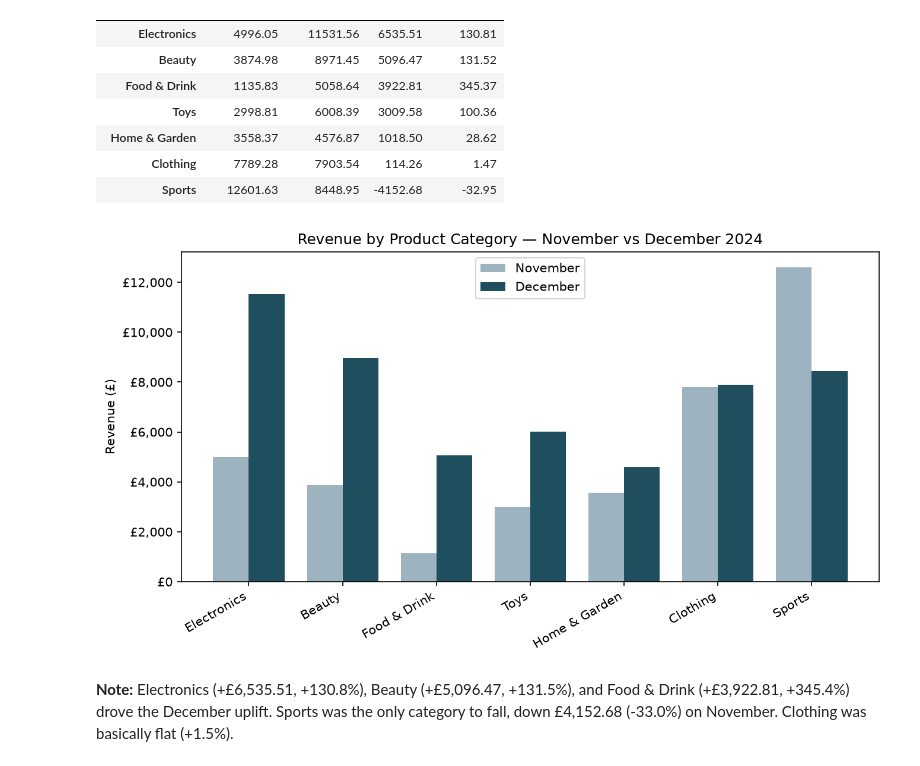
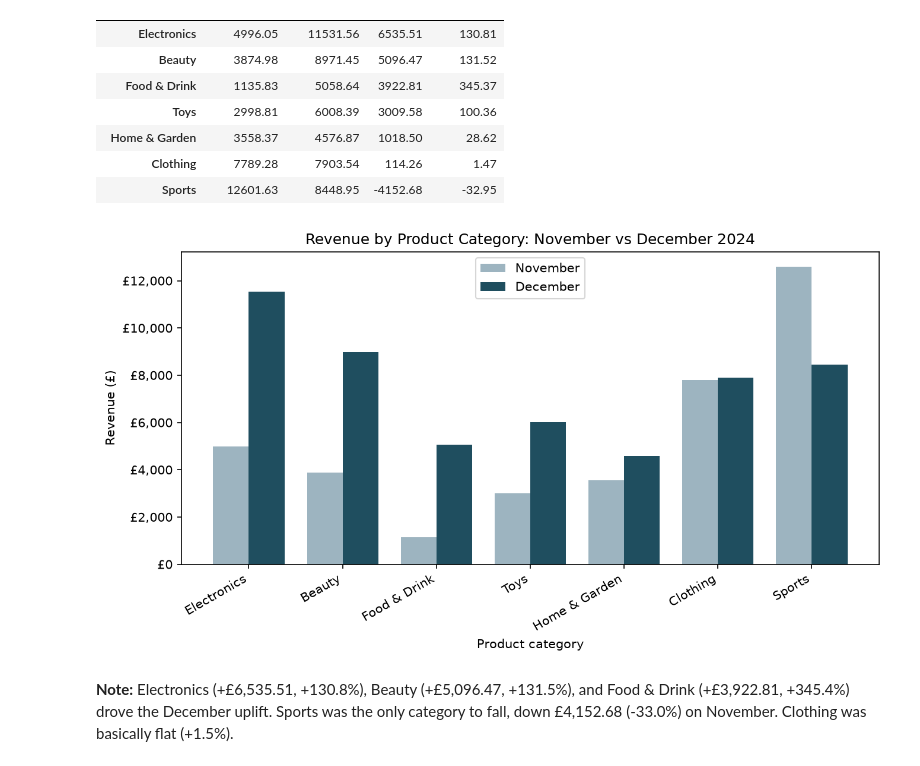
Before and after one commit to victorynnamani/datatrove-placement, a Jupyter notebook: tasks/phase2/06_monthly_report_analysis.ipynb, the cells around one changed output. Drawn from its saved outputs; the diff is of its cells as text; code cells hidden in the pictures.

```diff
--- a/tasks/phase2/06_monthly_report_analysis.ipynb
+++ b/tasks/phase2/06_monthly_report_analysis.ipynb
@@ -211,25 +212,27 @@ category_compare
 | Sports | 12601.63 | 8448.95 | -4152.68 | -32.95 |
 # %%
 # CHART 2: grouped bars, November vs December, one pair per category.
+# Both axes labelled.
 fig, ax = plt.subplots(figsize=(9, 5))
 order = category_compare.index
 x = np.arange(len(order))
 width = 0.38
 
 ax.bar(x - width/2, category_compare.loc[order, 'nov_revenue'], width, label='November', color='#9db4c0')
 ax.bar(x + width/2, category_compare.loc[order, 'dec_revenue'], width, label='December', color='#1f4e5f')
 
-ax.set_title('Revenue by Product Category — November vs December 2024')
+ax.set_title('Revenue by Product Category: November vs December 2024')
+ax.set_xlabel('Product category')
 ax.set_ylabel('Revenue (£)')
 ax.set_xticks(x)
 ax.set_xticklabels(order, rotation=30, ha='right')
 ax.yaxis.set_major_formatter(mticker.FuncFormatter(lambda x, _: f'£{x:,.0f}'))
 ax.legend()
 plt.tight_layout()
 plt.savefig('chart2_category_comparison.png', dpi=200, bbox_inches='tight')
 plt.show()
 # %% [output]
-[figure, old version]
+[figure, new version]
 # %% [markdown]
 **Note:** Electronics (+£6,535.51, +130.8%), Beauty (+£5,096.47, +131.5%), and Food & Drink (+£3,922.81, +345.4%) drove the December uplift. Sports was the only category to fall, down £4,152.68 (-33.0%) on November. Clothing was basically flat (+1.5%).
 # %% [markdown]
```
Also changed, not shown: parts of 3 cells of this notebook, 6 other files.
